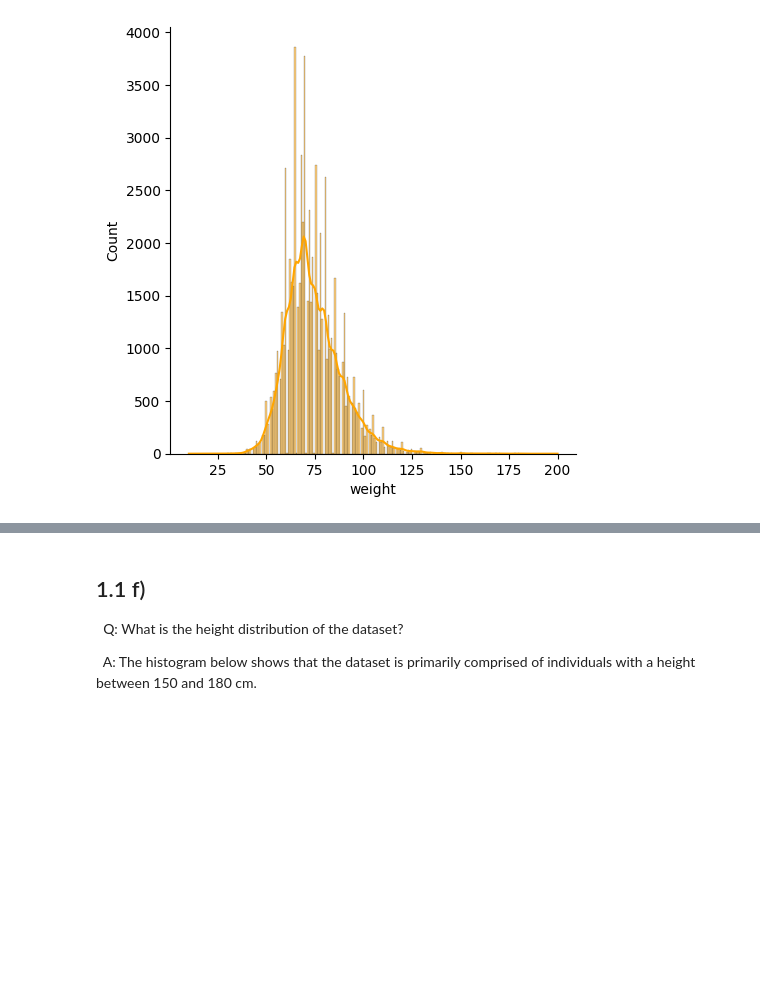
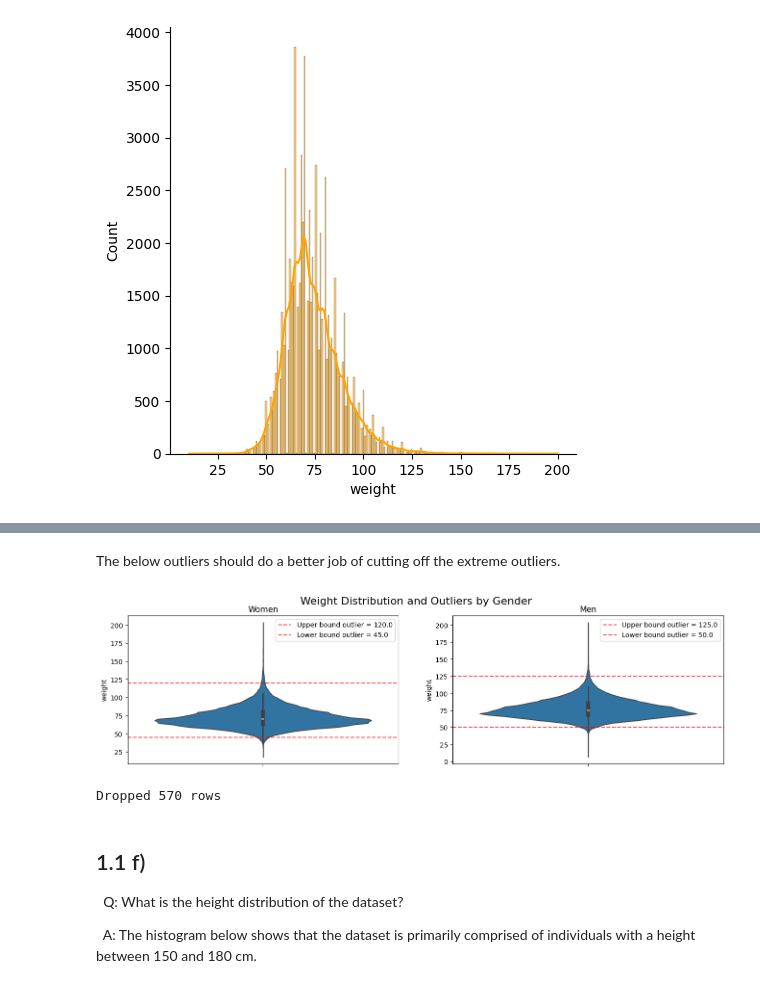
Before and after one commit to Wessnom/ML-AI23-Lab_Alexander_Wessner, a Jupyter notebook: data_analysis.ipynb, the cells around one changed output, grey strips where cells are left out. Cells and saved outputs as stored; diff of their text form; code cells hidden in the pictures; blank space fills up the shorter version.

```diff
--- a/data_analysis.ipynb
+++ b/data_analysis.ipynb
@@ -156,3 +187,24 @@ sns.displot(df["weight"], kde=True, color="orange") # kde = kernel density estim
+# %% [markdown]
+The below outliers should do a better job of cutting off the extreme outliers.
+# %%
+outliers = {"Women": (45, 120), "Men": (50, 125)}
+violin_outliers_gender(outliers, df, "weight")
+# %% [output]
+[figure, added]
+# %%
+pre = len(df)
+
+# drop the values of women outside outliers
+wom = df[(df["gender"] == 1) & ((df["weight"] < 45) | (df["weight"] > 120))].index
+df = df.drop(wom, axis = 0) # axis = 0 for rows
+
+# drop the values of men outside outliers
+men = df[(df["gender"] == 2) & ((df["weight"] < 50) | (df["weight"] > 125))].index
+df.drop(men, axis = 0)
+
+print(f"Dropped {pre - len(df)} rows")
+# %% [output]
+Dropped 570 rows
 # %% [markdown]
 ## 1.1 f)
 
```
Also changed, not shown: parts of 32 cells of this notebook.
